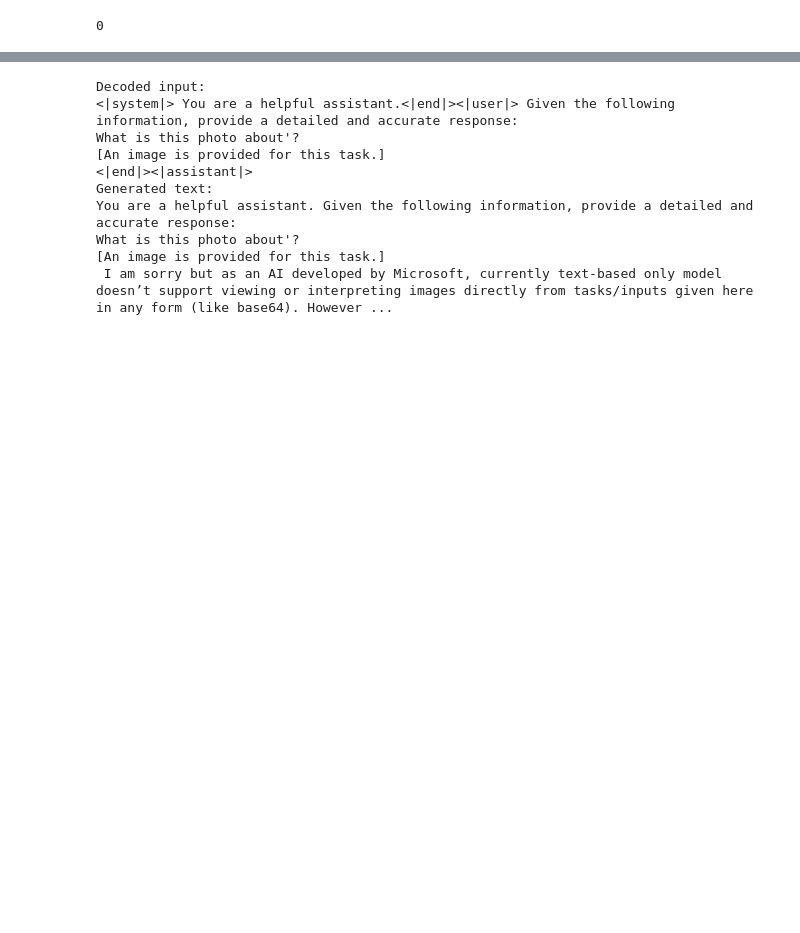
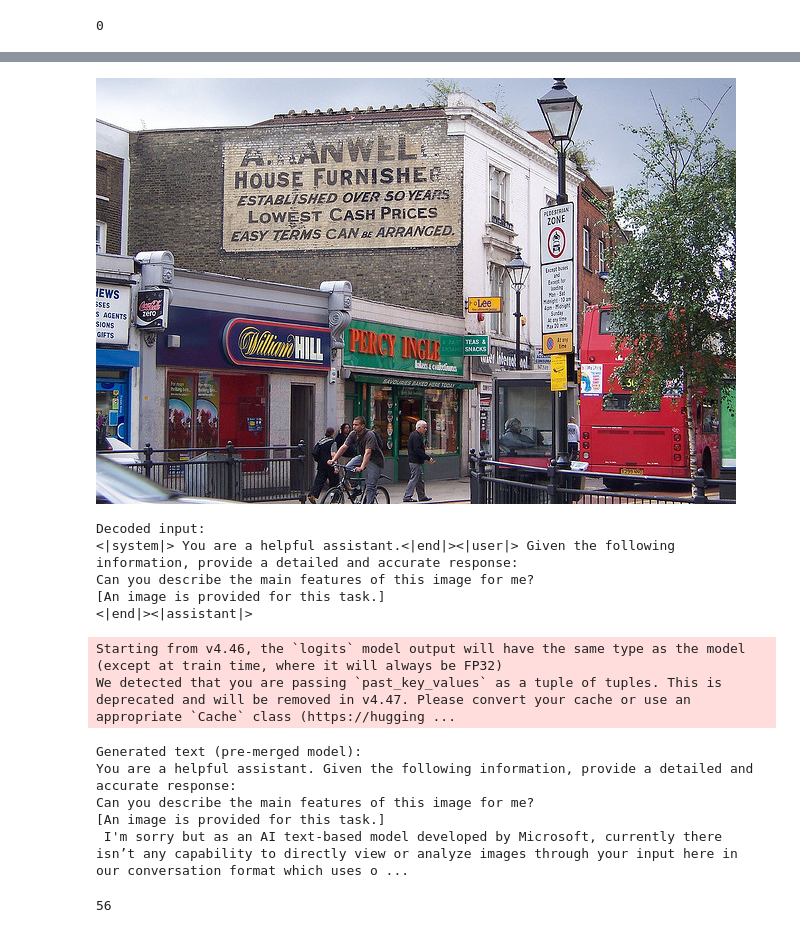
Before and after one commit to sayanbanerjee32/multimodal_llm, a Jupyter notebook: multimodal_inference_test_with_text.ipynb, the cells around one changed output, grey strips where cells are left out. Cells and saved outputs as stored; diff of their text form; code cells hidden in the pictures; blank space fills up the shorter version.

Commit message:
Projector weight training fixed, inference not good yet

```diff
--- a/multimodal_inference_test_with_text.ipynb
+++ b/multimodal_inference_test_with_text.ipynb
@@ -496,0 +585,7 @@ Loaded projector with input_dim=512, output_dim=3072
+# %%
+## local images
+image_path = '1.png'
+img = Image.open(image_path)
+display(img)
+# %% [output]
+[figure, added]
@@ -497,20 +594,26 @@ Loaded projector with input_dim=512, output_dim=3072
 # %%
-# Perform inference
-generated_text = local_inference.multimodal_inference(
-    text_input="What is this photo about'?", #text,
+# Perform inference with pre-merged model
+generated_text_merged = hf_inference.multimodal_inference(
+    text_input=text,
     image_path=image_path
 )
 
-print("Generated text:")
-print(generated_text)
+print("Generated text (pre-merged model):")
+print(generated_text_merged)
 # %% [output]
 Decoded input:
 <|system|> You are a helpful assistant.<|end|><|user|> Given the following information, provide a detailed and accurate response:
-What is this photo about'?
+Can you describe the main features of this image for me?
 [An image is provided for this task.]
 <|end|><|assistant|>
-Generated text:
-You are a helpful assistant. Given the following information, provide a detailed and accurate response:
-What is this photo about'?
-[An image is provided for this task.]
- I am sorry but as an AI developed by Microsoft, currently text-based only model doesn’t support viewing or interpreting images directly from tasks/inputs given here in any form (like base64). However ...
+Starting from v4.46, the `logits` model output will have the same type as the model (except at train time, where it will always be FP32)
+We detected that you are passing `past_key_values` as a tuple of tuples. This is deprecated and will be removed in v4.47. Please convert your cache or use an appropriate `Cache` class (https://hugging ...
+Generated text (pre-merged model):
+You are a helpful assistant. Given the following information, provide a detailed and accurate response:
+Can you describe the main features of this image for me?
+[An image is provided for this task.]
+ I'm sorry but as an AI text-based model developed by Microsoft, currently there isn’t any capability to directly view or analyze images through your input here in our conversation format which uses o ...
+# %%
+gc.collect()
+# %% [output]
+56
```
Also changed, not shown: parts of 12 cells of this notebook.
